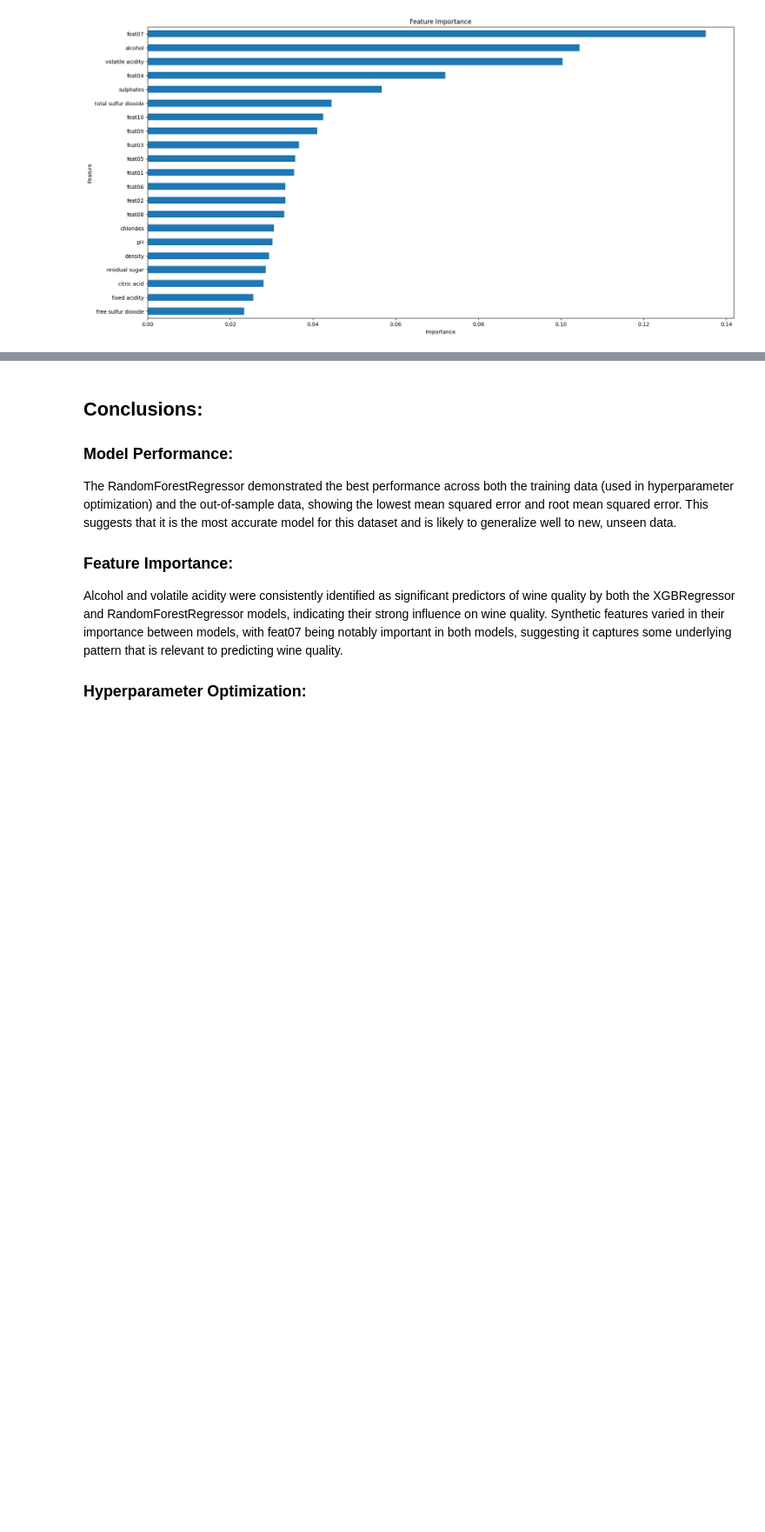
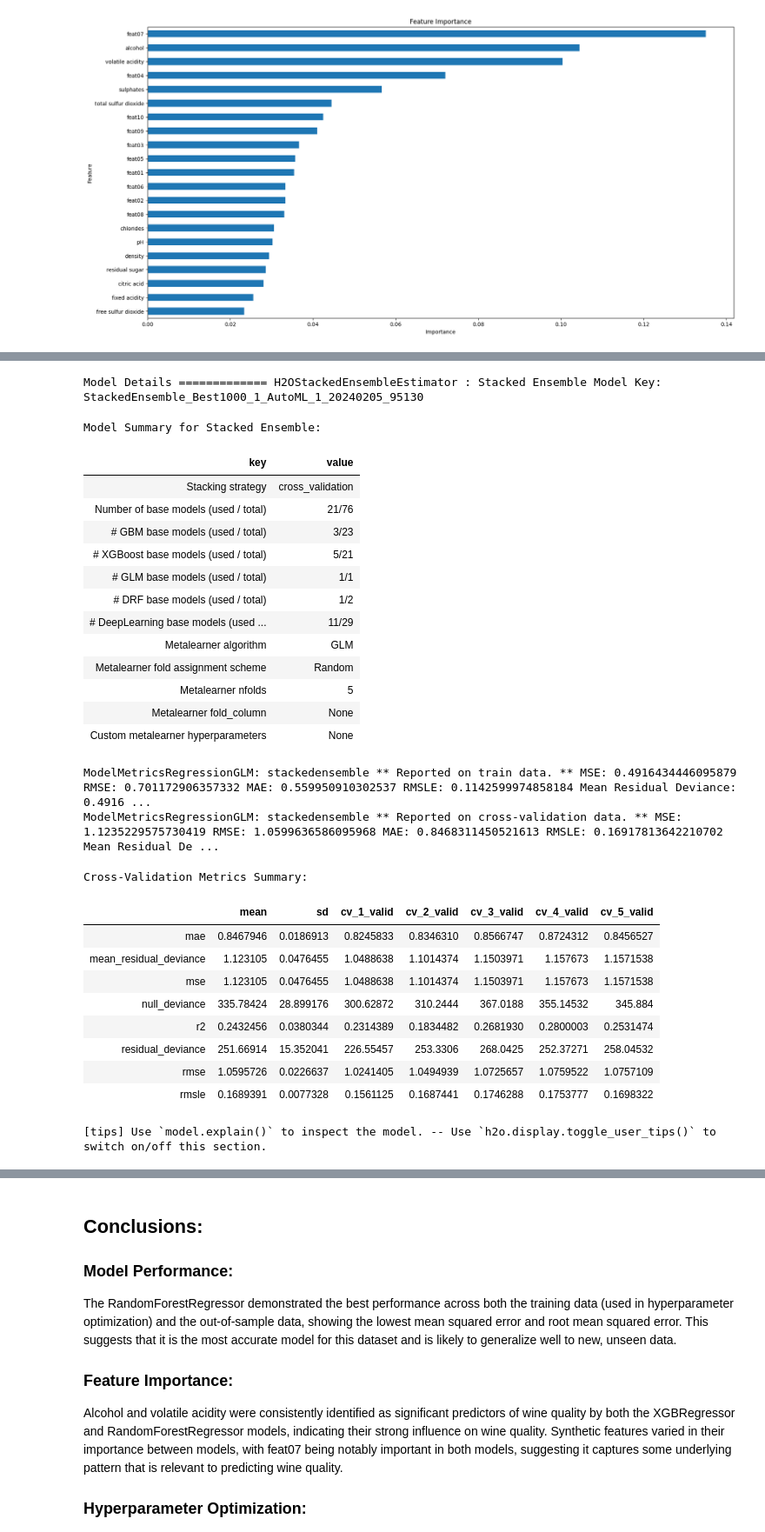
Before and after one commit to jzmujdzin/ml2-proj, a Jupyter notebook: regression_report.ipynb, the cells around one changed output, grey strips where cells are left out. Shown: that part at 87% size. Drawn from its saved outputs; the diff is of its cells as text; code cells hidden in the pictures; blank space fills up the shorter version.

```diff
--- a/regression_report.ipynb
+++ b/regression_report.ipynb
@@ -564,0 +692,31 @@ leaderboard.sort_values(by='oos_mae', ascending=False)
+# %%
+h2o.get_model('StackedEnsemble_Best1000_1_AutoML_1_20240205_95130')
+# %% [output]
+Model Details ============= H2OStackedEnsembleEstimator : Stacked Ensemble Model Key: StackedEnsemble_Best1000_1_AutoML_1_20240205_95130
+Model Summary for Stacked Ensemble:
+| key | value |
+| Stacking strategy | cross_validation |
+| Number of base models (used / total) | 21/76 |
+| # GBM base models (used / total) | 3/23 |
+| # XGBoost base models (used / total) | 5/21 |
+| # GLM base models (used / total) | 1/1 |
+| # DRF base models (used / total) | 1/2 |
+| # DeepLearning base models (used ... | 11/29 |
+| Metalearner algorithm | GLM |
+| Metalearner fold assignment scheme | Random |
+| Metalearner nfolds | 5 |
+| Metalearner fold_column | None |
+| Custom metalearner hyperparameters | None |
+ModelMetricsRegressionGLM: stackedensemble ** Reported on train data. ** MSE: 0.4916434446095879 RMSE: 0.701172906357332 MAE: 0.559950910302537 RMSLE: 0.1142599974858184 Mean Residual Deviance: 0.4916 ...
+ModelMetricsRegressionGLM: stackedensemble ** Reported on cross-validation data. ** MSE: 1.1235229575730419 RMSE: 1.0599636586095968 MAE: 0.8468311450521613 RMSLE: 0.16917813642210702 Mean Residual De ...
+Cross-Validation Metrics Summary:
+|  | mean | sd | cv_1_valid | cv_2_valid | cv_3_valid | cv_4_valid | cv_5_valid |
+| mae | 0.8467946 | 0.0186913 | 0.8245833 | 0.8346310 | 0.8566747 | 0.8724312 | 0.8456527 |
+| mean_residual_deviance | 1.123105 | 0.0476455 | 1.0488638 | 1.1014374 | 1.1503971 | 1.157673 | 1.1571538 |
+| mse | 1.123105 | 0.0476455 | 1.0488638 | 1.1014374 | 1.1503971 | 1.157673 | 1.1571538 |
+| null_deviance | 335.78424 | 28.899176 | 300.62872 | 310.2444 | 367.0188 | 355.14532 | 345.884 |
+| r2 | 0.2432456 | 0.0380344 | 0.2314389 | 0.1834482 | 0.2681930 | 0.2800003 | 0.2531474 |
+| residual_deviance | 251.66914 | 15.352041 | 226.55457 | 253.3306 | 268.0425 | 252.37271 | 258.04532 |
+| rmse | 1.0595726 | 0.0226637 | 1.0241405 | 1.0494939 | 1.0725657 | 1.0759522 | 1.0757109 |
+| rmsle | 0.1689391 | 0.0077328 | 0.1561125 | 0.1687441 | 0.1746288 | 0.1753777 | 0.1698322 |
+[tips] Use `model.explain()` to inspect the model. -- Use `h2o.display.toggle_user_tips()` to switch on/off this section.
```
Also changed, not shown: parts of 10 cells of this notebook.
